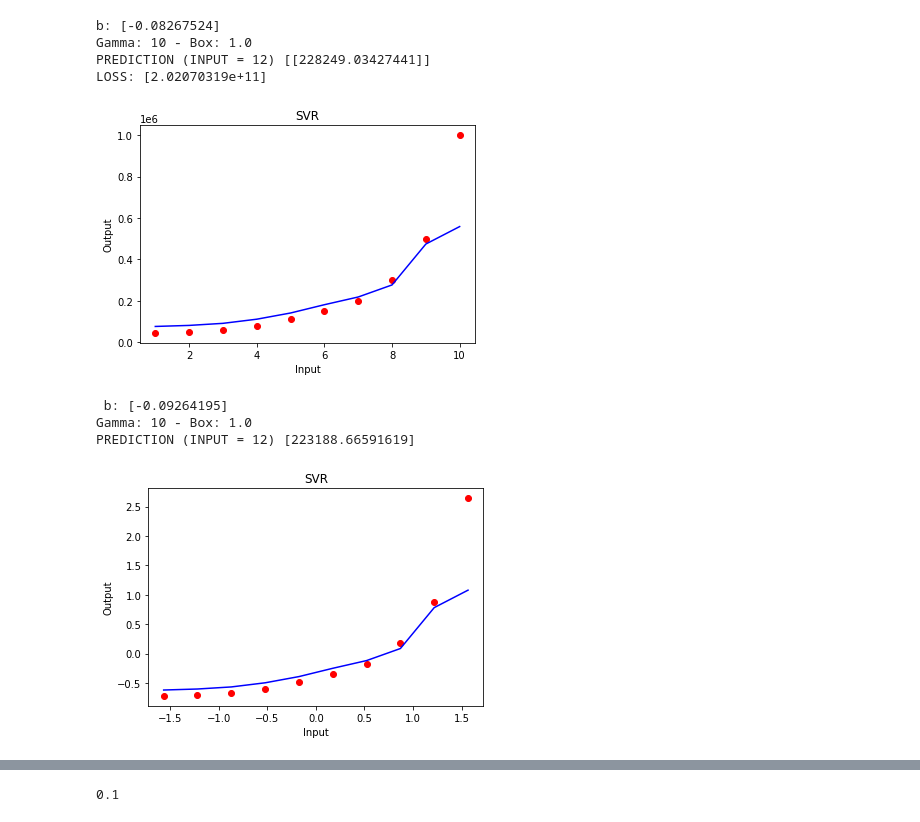
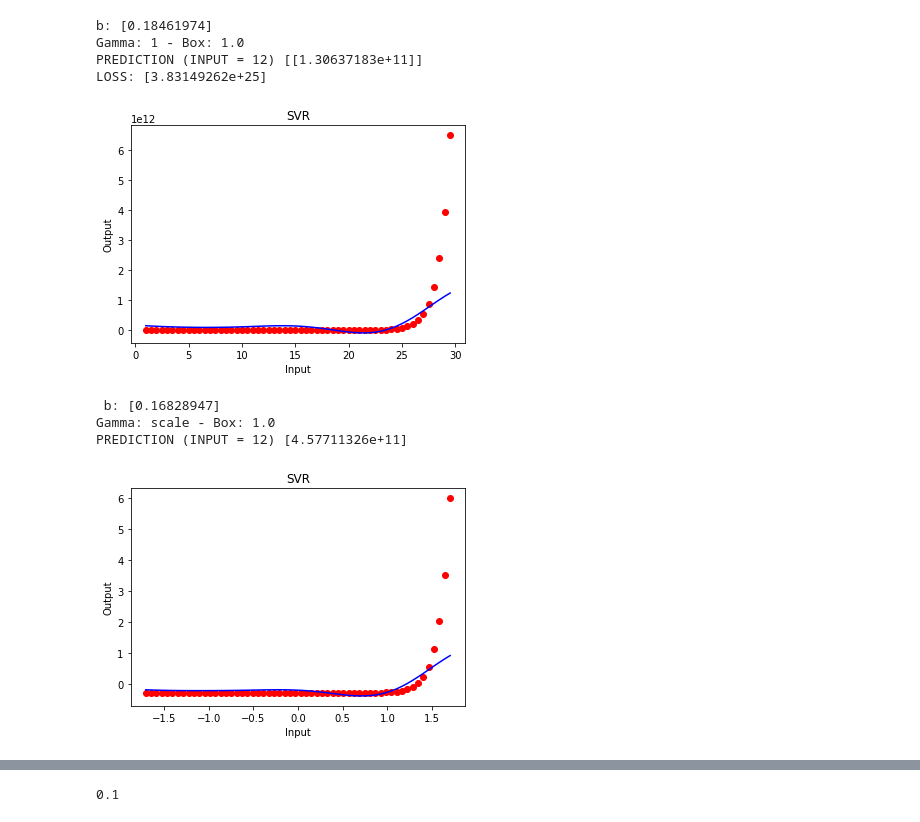
Before and after one commit to EliaPiccoli/ML-CM-Project, a Jupyter notebook: cm_scripts/prova_rbf.ipynb, the cells around one changed output, grey strips where cells are left out. Drawn from its saved outputs; the diff is of its cells as text; code cells hidden in the pictures.

```diff
--- a/cm_scripts/prova_rbf.ipynb
+++ b/cm_scripts/prova_rbf.ipynb
@@ -8,13 +8,13 @@ import matplotlib.pyplot as plt
 import random
 import copy
 # %%
-# x = np.vstack(np.arange(1,30,0.5))
-# orig_x = copy.deepcopy(x)
-# y = 10* np.sin(x)
-# y += [ yi + 3 * (0.5 - np.random.rand()) for yi in y]
-x = np.vstack(np.arange(1,11,1))
-y = np.array([[45000],[50000],[60000],[80000],[110000],[150000],[200000],[300000],[500000],[1000000]], dtype=np.float64)
-# y = [np.exp(xi) for xi in x]
+x = np.vstack(np.arange(1,30,0.5))
+orig_x = copy.deepcopy(x)
+# y = 1* np.sin(x)
+# y += [ yi + np.random.uniform(-1,1)/100 for yi in y]
+# x = np.vstack(np.arange(1,11,1))
+# y = np.array([[45000],[50000],[60000],[80000],[110000],[150000],[200000],[300000],[500000],[1000000]], dtype=np.float64)
+y = [np.exp(xi) for xi in x]
 plt.scatter(x,y)
 plt.show()
 # %% [output]
@@ -22,4 +22,4 @@ plt.show()
 # %%
-svr = SVR("rbf", {"gamma": 10})
+svr = SVR("rbf", {"gamma": 1})
 svr.fit(x, y, {'eps':1e-2, 'maxiter':3e3}, scaled=True)
 # %% [output]
@@ -55,34 +55,34 @@ plt.xlabel('Input')
 plt.ylabel('Output')
 plt.show()
 # %% [output]
-b: [-0.08267524]
-Gamma: 10 - Box: 1.0
-PREDICTION (INPUT = 12) [[228249.03427441]]
-LOSS: [2.02070319e+11]
+b: [0.18461974]
+Gamma: 1 - Box: 1.0
+PREDICTION (INPUT = 12) [[1.30637183e+11]]
+LOSS: [3.83149262e+25]
-[figure, old version]
+[figure, new version]
 # %%
 import sklearn.svm as ss
-regressor = ss.SVR(kernel = 'rbf', gamma=10)
+regressor = ss.SVR(kernel = 'rbf', gamma='scale')
 
 sc_X = StandardScaler()
 sc_y = StandardScaler()
 xs = sc_X.fit_transform(x)
 ys = sc_y.fit_transform(y)
 
 regressor.fit(xs, ys.ravel())
 y_pred = regressor.predict(np.array([[to_predict]]))
 print(f" b: {regressor.intercept_}")
 print(f"Gamma: {regressor.get_params()['gamma']} - Box: {regressor.get_params()['C']}")
 print(f'PREDICTION (INPUT = {to_predict})', sc_y.inverse_transform(y_pred))
 
 plt.scatter(xs, ys, color = 'red')
 plt.plot(xs, regressor.predict(xs), color = 'blue')
 plt.title('SVR')
 plt.xlabel('Input')
 plt.ylabel('Output')
 plt.show()
 # %% [output]
- b: [-0.09264195]
-Gamma: 10 - Box: 1.0
-PREDICTION (INPUT = 12) [223188.66591619]
+ b: [0.16828947]
+Gamma: scale - Box: 1.0
+PREDICTION (INPUT = 12) [4.57711326e+11]
-[figure, old version]
+[figure, new version]
```
Also changed, not shown: parts of 7 cells of this notebook, 14 other files.
